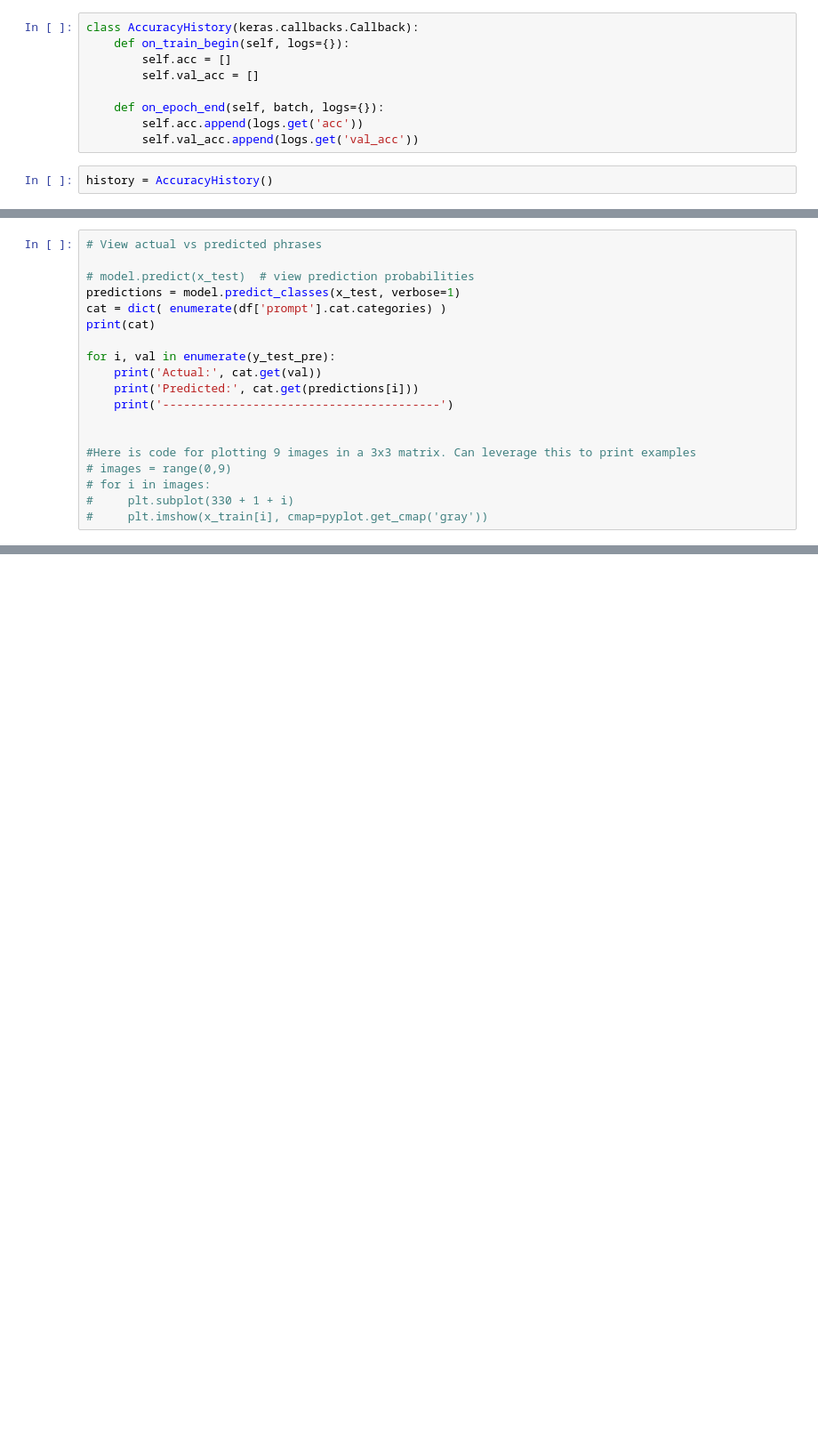
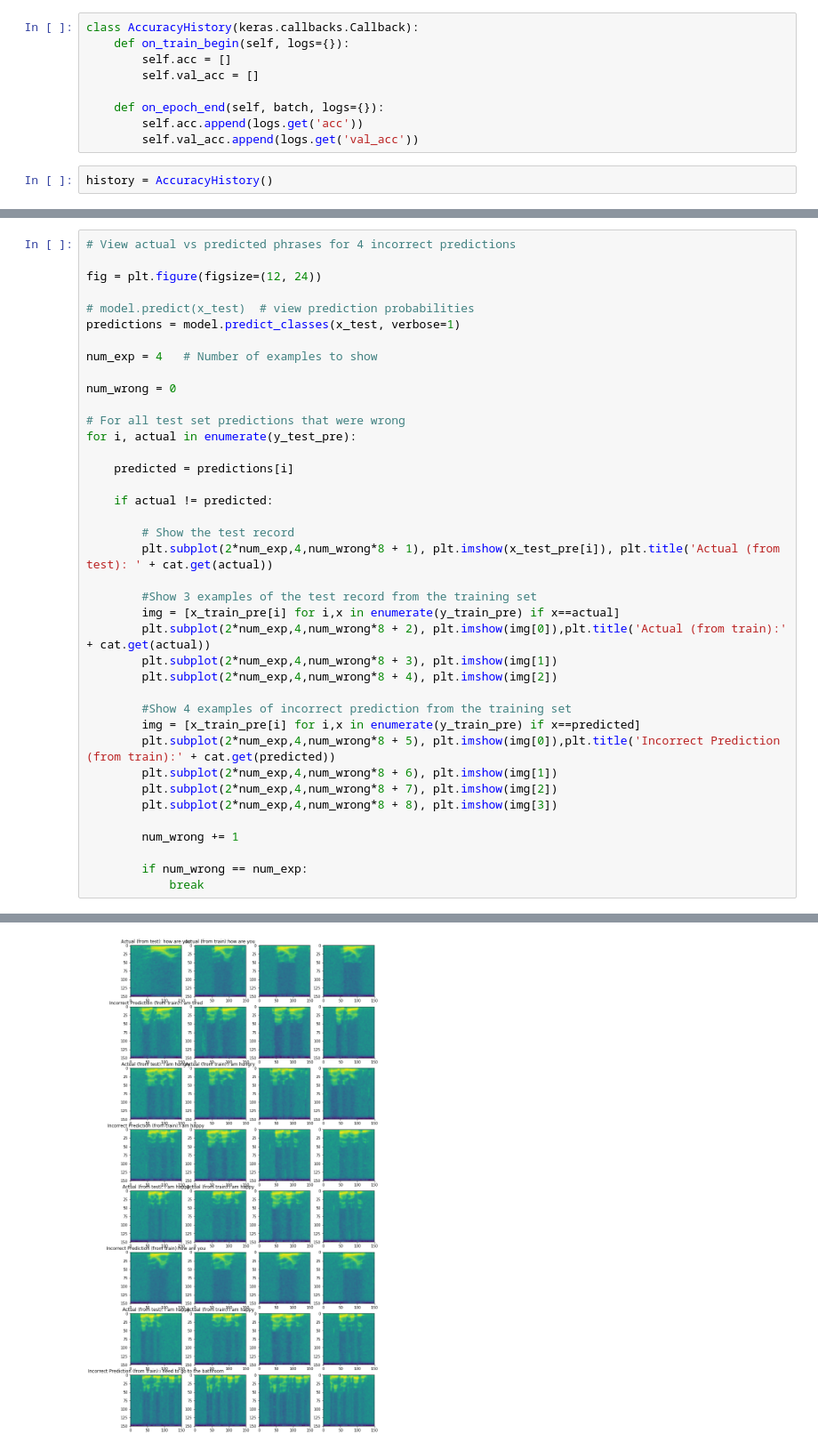
Before and after one commit to miketp333/mids_capstone, a Jupyter notebook: models/cnn_recorded.ipynb, the cells around one changed output, grey strips where cells are left out. Shown at 89% size. Cells and saved outputs as stored; diff of their text form; blank space fills up the shorter version.

```diff
--- a/models/cnn_recorded.ipynb
+++ b/models/cnn_recorded.ipynb
@@ -581,22 +590,3 @@ plt.show()
     - [Tensorflow describes how to do this on different length audio files](https://github.com/tensorflow/tensorflow/tree/master/tensorflow/examples/speech_commands)
     - [This example](https://blogs.technet.microsoft.com/machinelearning/2018/01/30/hearing-ai-getting-started-with-deep-learning-for-audio-on-azure/) relies on a structure that has been known to perform well, and uses windowing and mel-spectrogram?
 - Rather than using deep learning, use feature engineerings and autmated machine learning: Scale-invariant Feature Transform (SIFT) features + TPOT
-# %%
-# View actual vs predicted phrases
-
-# model.predict(x_test)  # view prediction probabilities
-predictions = model.predict_classes(x_test, verbose=1)
-cat = dict( enumerate(df['prompt'].cat.categories) )
-print(cat)
-
-for i, val in enumerate(y_test_pre):
-    print('Actual:', cat.get(val))
-    print('Predicted:', cat.get(predictions[i]))
-    print('----------------------------------------')
-
-
-#Here is code for plotting 9 images in a 3x3 matrix. Can leverage this to print examples
-# images = range(0,9)
-# for i in images:
-#     plt.subplot(330 + 1 + i)
-#     plt.imshow(x_train[i], cmap=pyplot.get_cmap('gray'))
@@ -605,0 +595,40 @@ NameError: name 'df' is not defined
+# %%
+# View actual vs predicted phrases for 4 incorrect predictions
+
+fig = plt.figure(figsize=(12, 24))
+
+# model.predict(x_test)  # view prediction probabilities
+predictions = model.predict_classes(x_test, verbose=1)
+
+num_exp = 4   # Number of examples to show
+
+num_wrong = 0
+
+# For all test set predictions that were wrong
+for i, actual in enumerate(y_test_pre):
+
+    predicted = predictions[i]
+
+    if actual != predicted:
+
+        # Show the test record
+        plt.subplot(2*num_exp,4,num_wrong*8 + 1), plt.imshow(x_test_pre[i]), plt.title('Actual (from test): ' + cat.get(actual))
+
+        #Show 3 examples of the test record from the training set
+        img = [x_train_pre[i] for i,x in enumerate(y_train_pre) if x==actual]
+        plt.subplot(2*num_exp,4,num_wrong*8 + 2), plt.imshow(img[0]),plt.title('Actual (from train):' + cat.get(actual))
+        plt.subplot(2*num_exp,4,num_wrong*8 + 3), plt.imshow(img[1])
+        plt.subplot(2*num_exp,4,num_wrong*8 + 4), plt.imshow(img[2])
+
+        #Show 4 examples of incorrect prediction from the training set
+        img = [x_train_pre[i] for i,x in enumerate(y_train_pre) if x==predicted]
+        plt.subplot(2*num_exp,4,num_wrong*8 + 5), plt.imshow(img[0]),plt.title('Incorrect Prediction (from train):' + cat.get(predicted))
+        plt.subplot(2*num_exp,4,num_wrong*8 + 6), plt.imshow(img[1])
+        plt.subplot(2*num_exp,4,num_wrong*8 + 7), plt.imshow(img[2])
+        plt.subplot(2*num_exp,4,num_wrong*8 + 8), plt.imshow(img[3])
+
+        num_wrong += 1
+
+        if num_wrong == num_exp:
+            break
+# %% [output]
@@ -605,0 +636 @@ NameError: name 'df' is not defined
+[figure, added]
```
Also changed, not shown: parts of 12 cells of this notebook.
